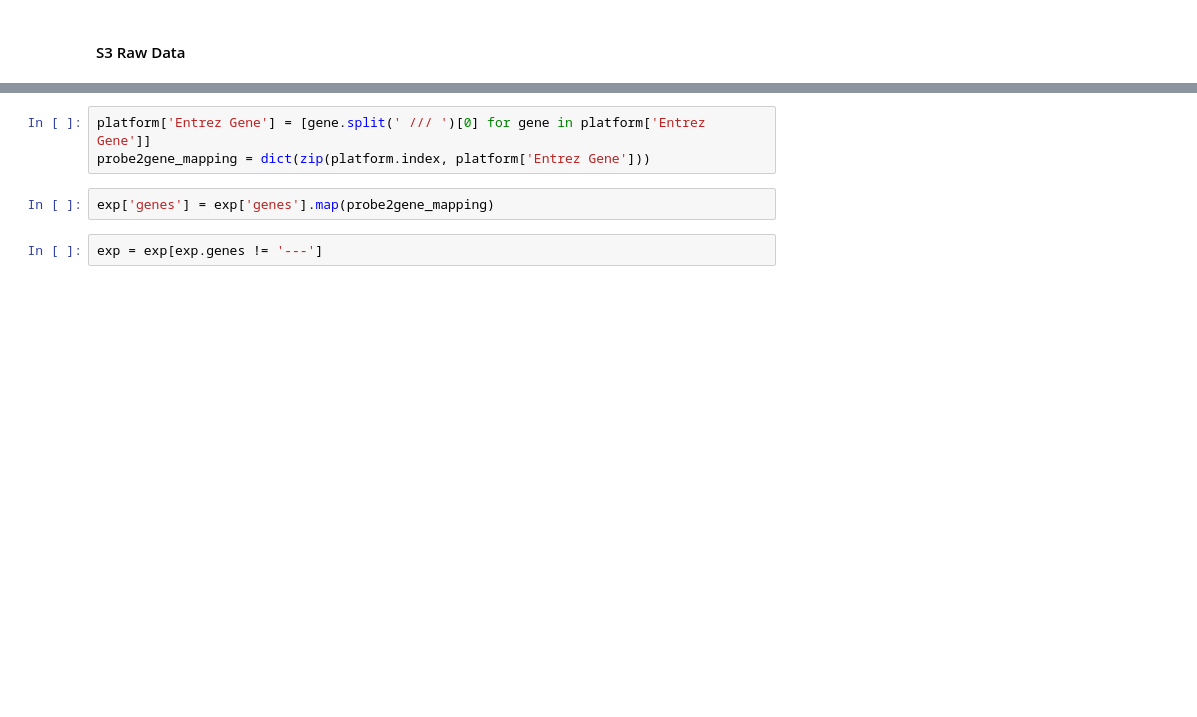
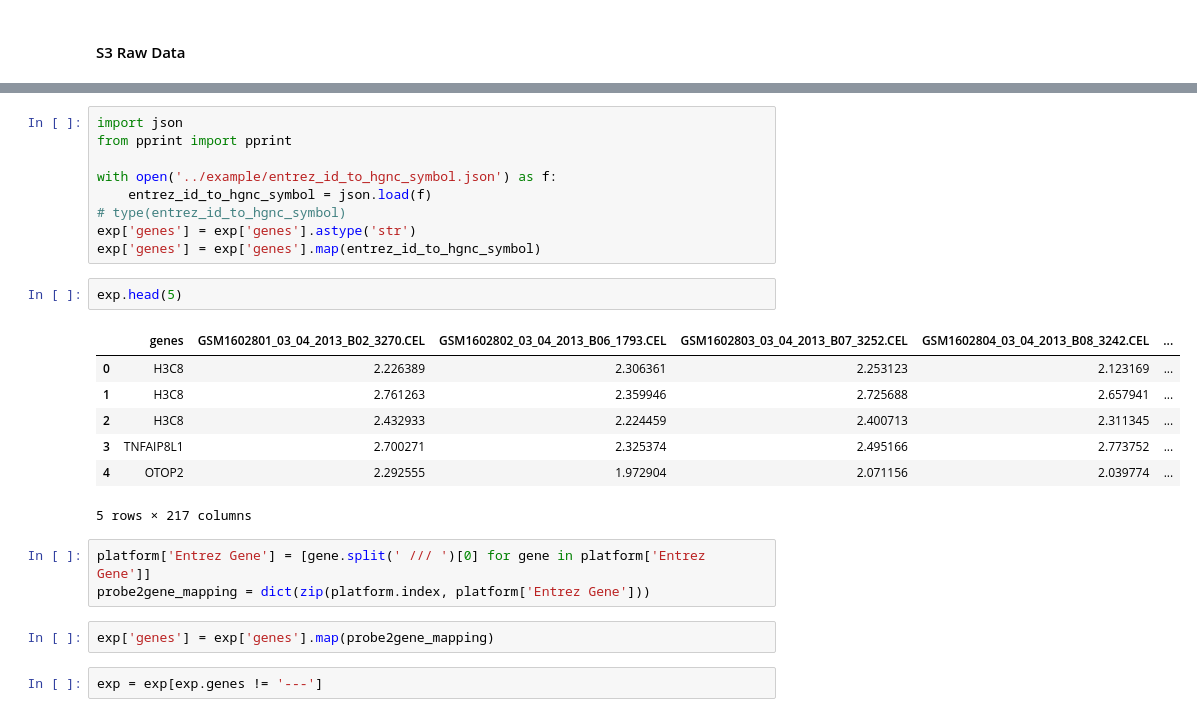
Before and after one commit to hybrid-kg/clep, a Jupyter notebook: notebooks/Initial_pre-processing.ipynb, the cells around one changed output, grey strips where cells are left out. Cells and saved outputs as stored; diff of their text form; blank space fills up the shorter version.

```diff
--- a/notebooks/Initial_pre-processing.ipynb
+++ b/notebooks/Initial_pre-processing.ipynb
@@ -125,3 +146,22 @@ exp = pd.read_csv('../data/GSE65682/exp.txt', sep='\t')
+# %%
+import json
+from pprint import pprint
+
+with open('../example/entrez_id_to_hgnc_symbol.json') as f:
+    entrez_id_to_hgnc_symbol = json.load(f)
+# type(entrez_id_to_hgnc_symbol)
+exp['genes'] = exp['genes'].astype('str')
+exp['genes'] = exp['genes'].map(entrez_id_to_hgnc_symbol)
+# %%
+exp.head(5)
+# %% [output]
+|  | genes | GSM1602801_03_04_2013_B02_3270.CEL | GSM1602802_03_04_2013_B06_1793.CEL | GSM1602803_03_04_2013_B07_3252.CEL | GSM1602804_03_04_2013_B08_3242.CEL | ... |
+| 0 | H3C8 | 2.226389 | 2.306361 | 2.253123 | 2.123169 | ... |
+| 1 | H3C8 | 2.761263 | 2.359946 | 2.725688 | 2.657941 | ... |
+| 2 | H3C8 | 2.432933 | 2.224459 | 2.400713 | 2.311345 | ... |
+| 3 | TNFAIP8L1 | 2.700271 | 2.325374 | 2.495166 | 2.773752 | ... |
+| 4 | OTOP2 | 2.292555 | 1.972904 | 2.071156 | 2.039774 | ... |
+5 rows × 217 columns
 # %%
 platform['Entrez Gene'] = [gene.split(' /// ')[0] for gene in platform['Entrez Gene']]
 probe2gene_mapping = dict(zip(platform.index, platform['Entrez Gene']))
```
Also changed, not shown: parts of 9 cells of this notebook, 4 other files.
